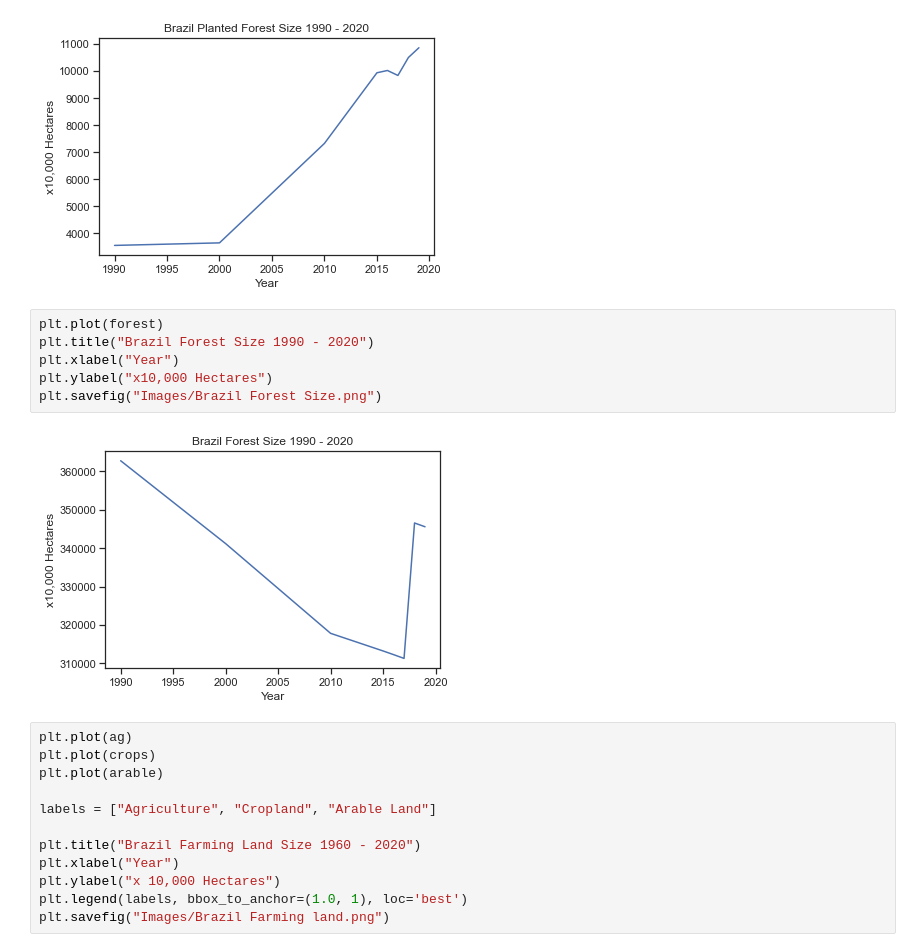
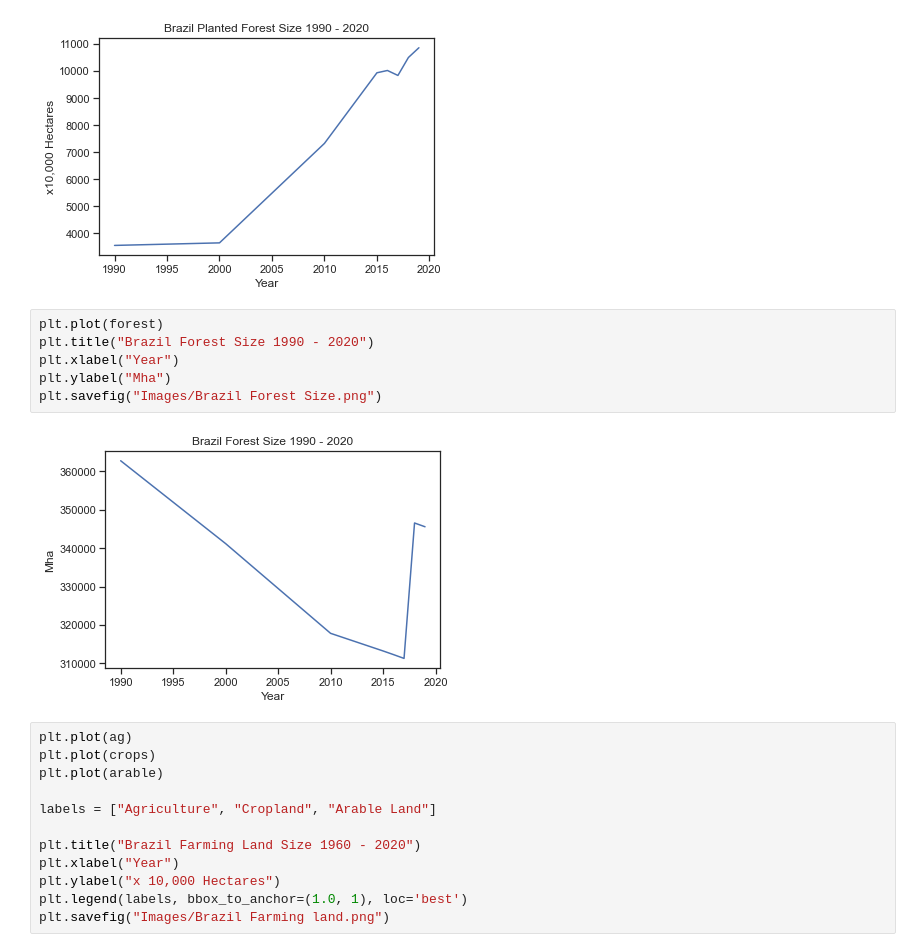
Before and after one commit to MorganMaciupa/Data_Analytics_ReforestationProject, a Jupyter notebook: working.ipynb, the cells around one changed output. Saved outputs shown, nothing was run; the diff lists cells and outputs as text.

```diff
--- a/working.ipynb
+++ b/working.ipynb
@@ -93,11 +93,11 @@ plt.savefig("Images/Brazil Planted Forest HA.png")
 # %%
 plt.plot(forest)
 plt.title("Brazil Forest Size 1990 - 2020")
 plt.xlabel("Year")
-plt.ylabel("x10,000 Hectares")
+plt.ylabel("Mha")
 plt.savefig("Images/Brazil Forest Size.png")
 # %% [output]
-[figure, old version]
+[figure, new version]
 # %%
 plt.plot(ag)
 plt.plot(crops)
```
Also changed, not shown: parts of 1 cell of this notebook, 14 other files.
